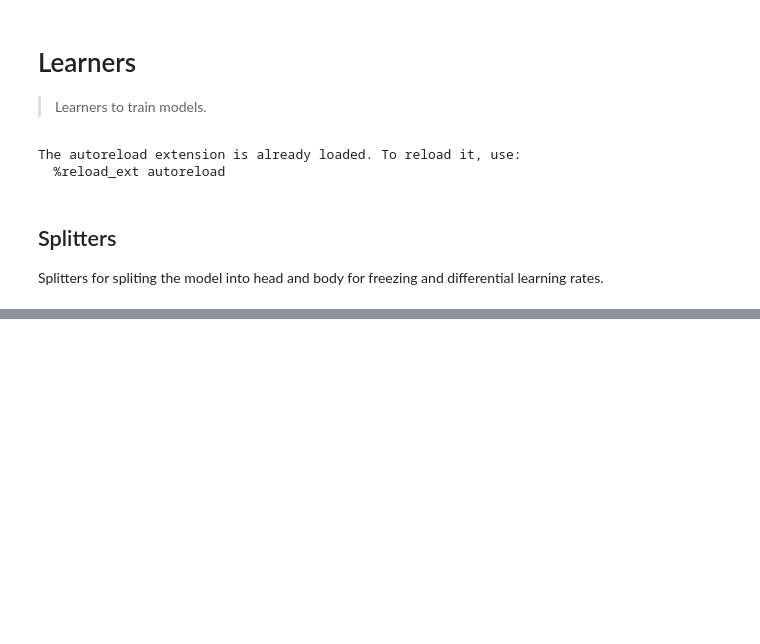
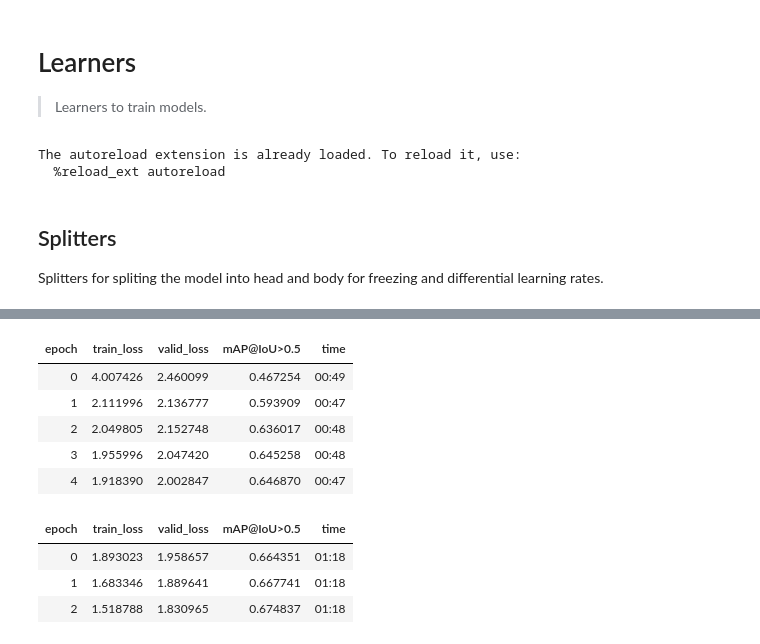
Before and after one commit to rbrtwlz/fastai_object_detection, a Jupyter notebook: notebooks/05_learners.ipynb, the cells around one changed output, grey strips where cells are left out. Cells and saved outputs as stored; diff of their text form; code cells hidden in the pictures; blank space fills up the shorter version.

```diff
--- a/notebooks/05_learners.ipynb
+++ b/notebooks/05_learners.ipynb
@@ -293,0 +308,9 @@ KeyboardInterrupt:
+# %%
+learn.fit_one_cycle(5, 1e-04)
+# %% [output]
+| epoch | train_loss | valid_loss | mAP@IoU>0.5 | time |
+| 0 | 4.007426 | 2.460099 | 0.467254 | 00:49 |
+| 1 | 2.111996 | 2.136777 | 0.593909 | 00:47 |
+| 2 | 2.049805 | 2.152748 | 0.636017 | 00:48 |
+| 3 | 1.955996 | 2.047420 | 0.645258 | 00:48 |
+| 4 | 1.918390 | 2.002847 | 0.646870 | 00:47 |
@@ -293,0 +319,7 @@ KeyboardInterrupt:
+# %%
+learn.fit_one_cycle(3, 1e-04)
+# %% [output]
+| epoch | train_loss | valid_loss | mAP@IoU>0.5 | time |
+| 0 | 1.893023 | 1.958657 | 0.664351 | 01:18 |
+| 1 | 1.683346 | 1.889641 | 0.667741 | 01:18 |
+| 2 | 1.518788 | 1.830965 | 0.674837 | 01:18 |
```
Also changed, not shown: parts of 8 cells of this notebook, 23 other files.
